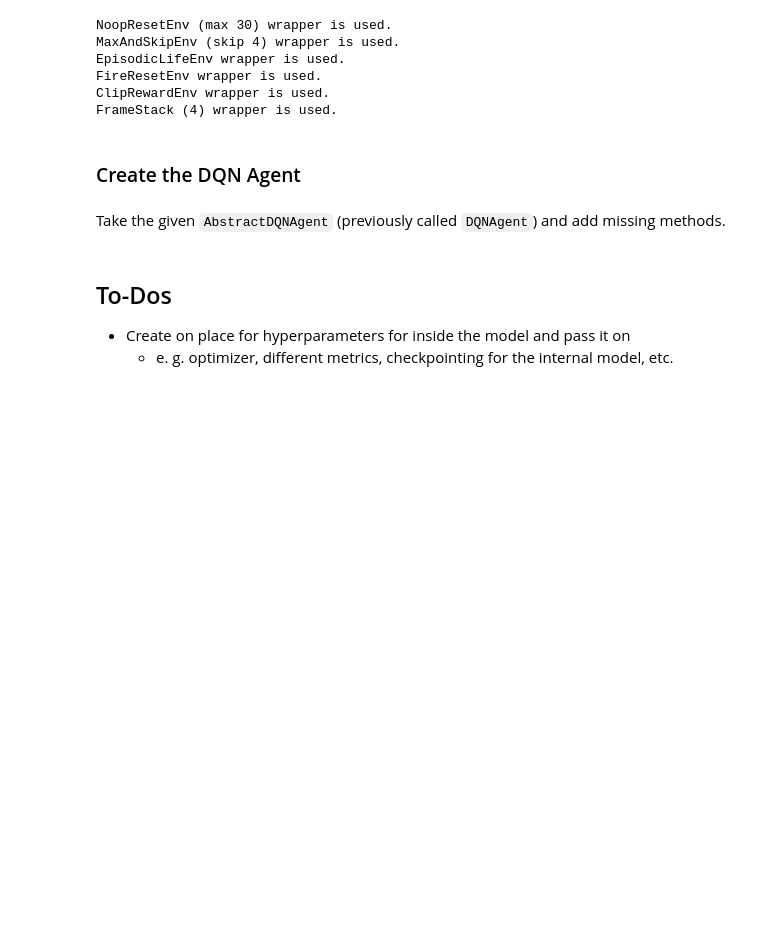
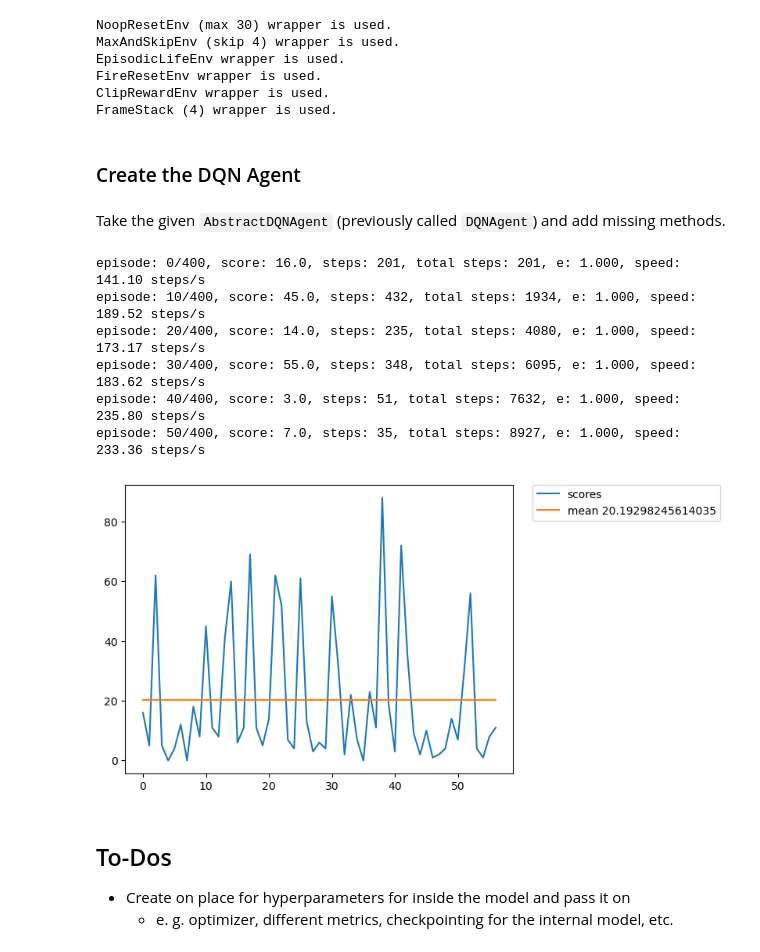
Before and after one commit to Tr33Bug/ML-RL-AtariPinballAgent, a Jupyter notebook: AtariPinball.ipynb, the cells around one changed output. Cells and saved outputs as stored; diff of their text form; code cells hidden in the pictures; blank space fills up the shorter version.

```diff
--- a/AtariPinball.ipynb
+++ b/AtariPinball.ipynb
@@ -107,13 +118,3 @@ from external.atari_helpers import LazyFrames, make_atari, wrap_deepmind
-# %%
-env = gym.make("ALE/VideoPinball-v5", render_mode="human")
-observation, info = env.reset(seed=42)
-for _ in range(1000):
-   action = env.action_space.sample()  # this is where you would insert your policy
-   observation, reward, terminated, truncated, info = env.step(action)
-
-   if terminated or truncated:
-      observation, info = env.reset()
-env.close()
 # %% [markdown]
 ### Extended DQN-Agent
 # %%
@@ -269,7 +270,7 @@ class AbstractDQNAgent(AbstractAgent):
 # %% [markdown]
 ## Deep Q-Learning Network (DQN)
 # %%
-env = make_atari("ALE/VideoPinball-v5")
+env = make_atari("VideoPinball-v4")
 env = wrap_deepmind(env, frame_stack=True) # maps frames to 84x84x4
 # %% [output]
 NoopResetEnv (max 30) wrapper is used.
@@ -323,7 +324,7 @@ class DQNAgent(AbstractDQNAgent):
         )(conv1)
 
         # Flattening the last convolutional layer.
-        conv_flattened = Flatten(conv2)
+        conv_flattened = Flatten()(conv2)
 
         # "The final hidden layer is fully-connected and consists of 256 rectifier units."
         hidden = Dense(units=256, activation='relu')(conv_flattened)
@@ -437,7 +438,3 @@ class DQNAgent(AbstractDQNAgent):
            batch_size=self.batch_size,
            verbose=0
         )
-# %%
-def interact_with_environment(environment, agent: AbstractDQNAgent, n_episodes=600, max_steps=1000000, train=True, verbose=True) -> list[dict[str, Any]]:
-    # TODO
-    raise NotImplementedError
@@ -444,3 +492,37 @@ def interact_with_environment(environment, agent: AbstractDQNAgent, n_episodes=6
+# %%
+action_size = env.action_space.n
+state_size = env.observation_space.shape[0]
+
+# Hyperparams (should be sufficient)
+annealing_steps = 100000  # not episodes!
+gamma = 0.99
+epsilon = 1.0
+epsilon_min = 0.01
+epsilon_decay = (epsilon - epsilon_min) / annealing_steps
+alpha = 0.0001
+batch_size = 64
+memory_size = 10000
+start_replay_step = 10000
+target_model_update_interval = 1000
+train_freq = 4
+
+agent = DQNAgent(action_size=action_size, state_size=state_size, gamma=gamma,
+                 epsilon=epsilon, epsilon_decay=epsilon_decay, epsilon_min=epsilon_min,
+                 alpha=alpha, batch_size=batch_size, memory_size=memory_size,
+                 start_replay_step=start_replay_step,
+                 target_model_update_interval=target_model_update_interval, train_freq=train_freq)
+
+statistics = interact_with_environment(env, agent, n_episodes=400, verbose=True)
+env.close()
+plot_statistics(statistics)
+# %% [output]
+episode: 0/400, score: 16.0, steps: 201, total steps: 201, e: 1.000, speed: 141.10 steps/s
+episode: 10/400, score: 45.0, steps: 432, total steps: 1934, e: 1.000, speed: 189.52 steps/s
+episode: 20/400, score: 14.0, steps: 235, total steps: 4080, e: 1.000, speed: 173.17 steps/s
+episode: 30/400, score: 55.0, steps: 348, total steps: 6095, e: 1.000, speed: 183.62 steps/s
+episode: 40/400, score: 3.0, steps: 51, total steps: 7632, e: 1.000, speed: 235.80 steps/s
+episode: 50/400, score: 7.0, steps: 35, total steps: 8927, e: 1.000, speed: 233.36 steps/s
+[figure, added]
 # %% [markdown]
 ## To-Dos
 
```
Also changed, not shown: parts of 4 cells of this notebook, 1 other file.
